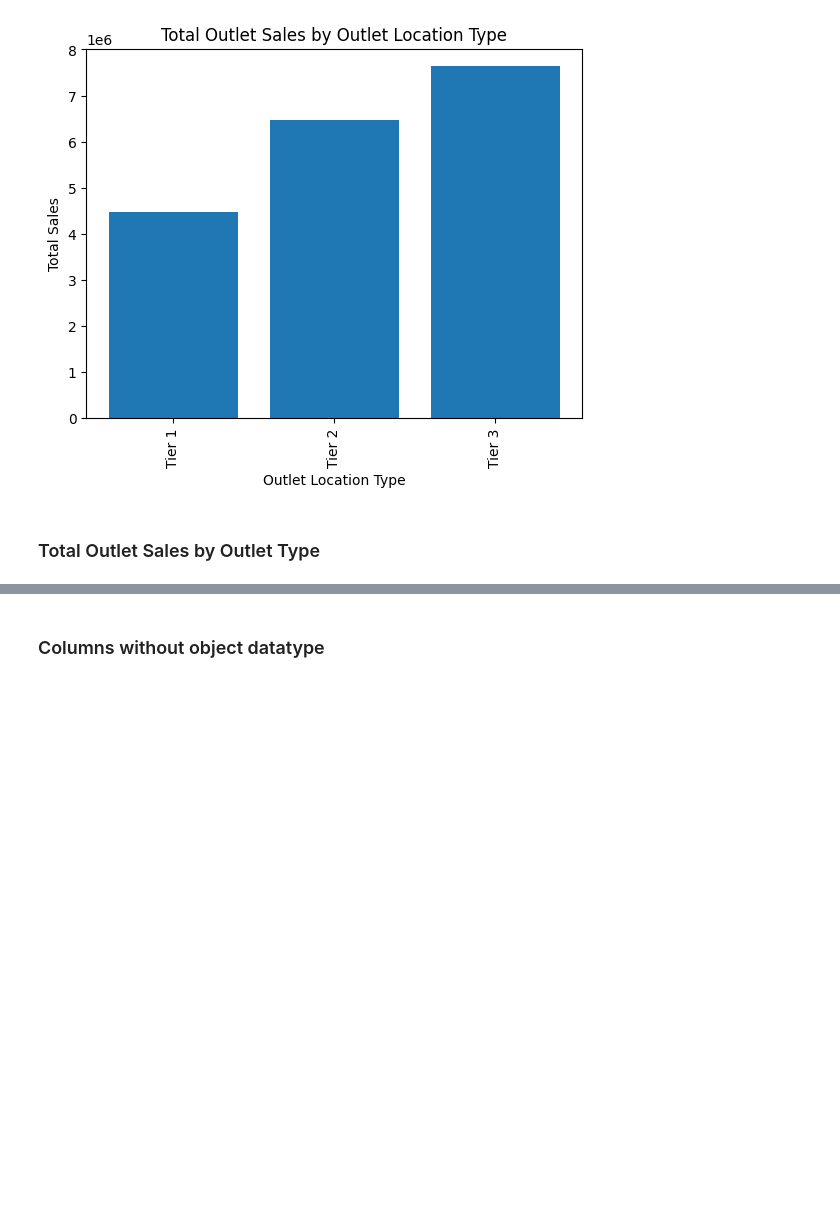
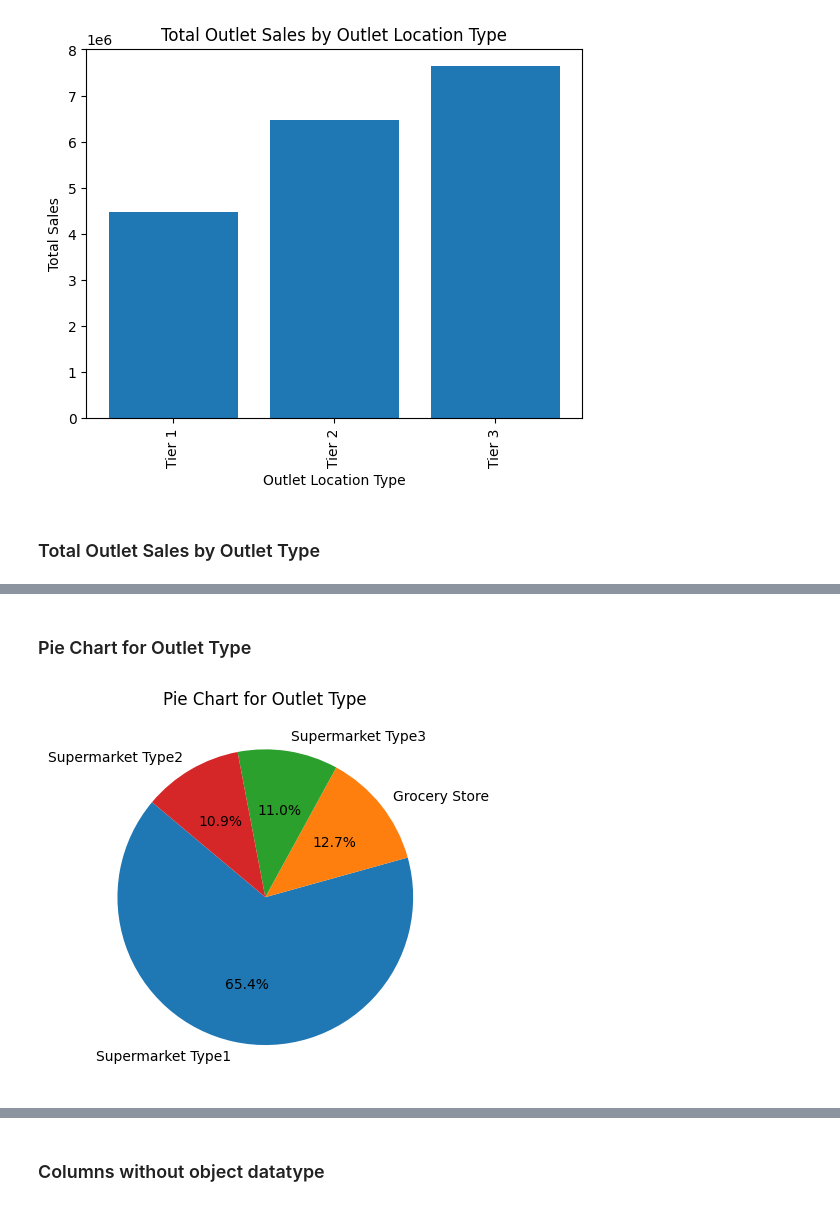
Before and after one commit to vikaschauhan734/stores_sales_prediction, a Jupyter notebook: notebook.ipynb, the cells around one changed output, grey strips where cells are left out. Cells and saved outputs as stored; diff of their text form; code cells hidden in the pictures; blank space fills up the shorter version.

```diff
--- a/notebook.ipynb
+++ b/notebook.ipynb
@@ -360,0 +338,8 @@ plt.xticks(rotation=90)
+# %% [markdown]
+### Pie Chart for Outlet Type
+# %%
+plt.pie(df['Outlet_Type'].value_counts(), labels=df['Outlet_Type'].value_counts().index, autopct='%1.1f%%', startangle=140)
+plt.title("Pie Chart for Outlet Type")
+plt.show()
+# %% [output]
+[figure, added]
```
Also changed, not shown: parts of 86 cells of this notebook, 7 other files.
